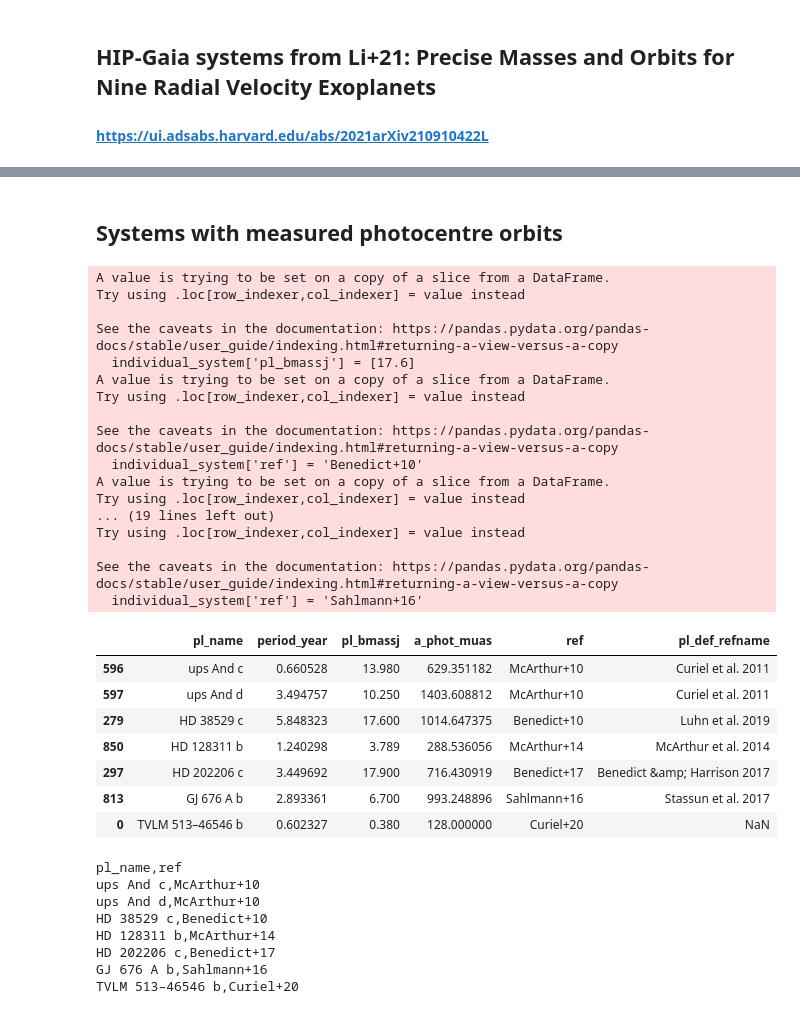
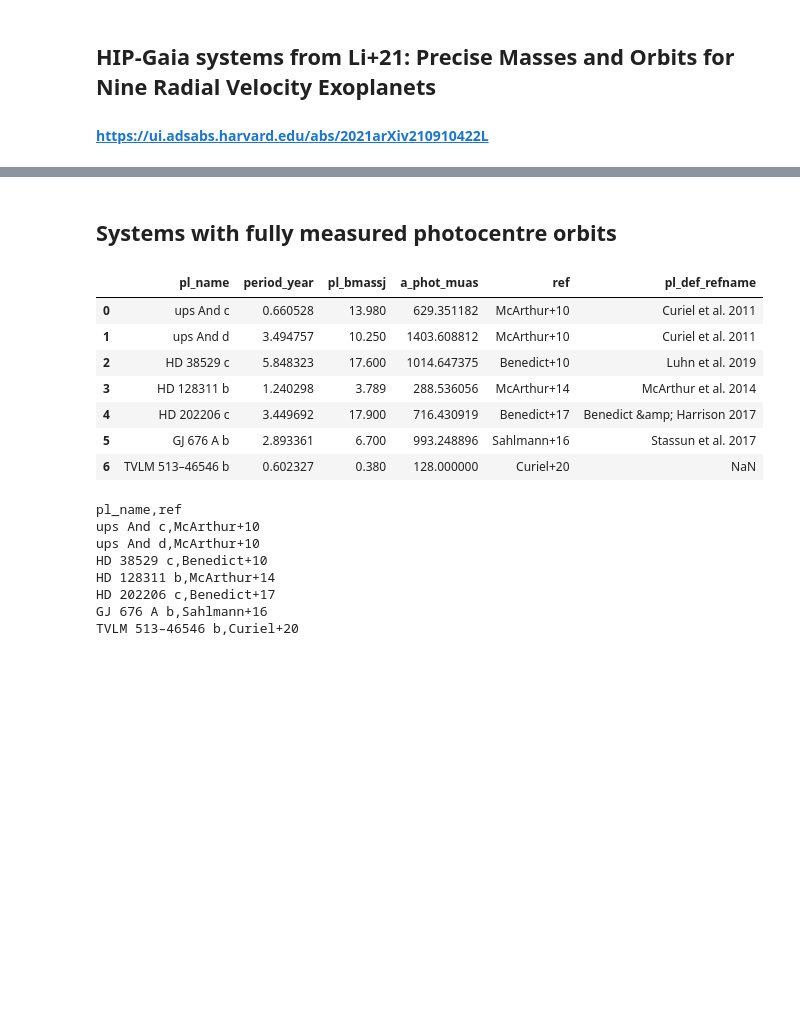
Before and after one commit to Johannes-Sahlmann/pystrometry, a Jupyter notebook: notebooks/1_exoplanet_signatures.ipynb, the cells around one changed output, grey strips where cells are left out. Drawn from its saved outputs; the diff is of its cells as text; code cells hidden in the pictures; blank space fills up the shorter version.

```diff
--- a/notebooks/1_exoplanet_signatures.ipynb
+++ b/notebooks/1_exoplanet_signatures.ipynb
@@ -305,5 +329,5 @@ HD 221420 b;Li+21
 # %% [markdown]
-## Systems with measured photocentre orbits
+## Systems with fully measured photocentre orbits
 # %%
 df = table.to_pandas()
 
@@ -313,72 +337,51 @@ selected_systems['pl_bmassj'] = [13.98, 10.25]
 selected_systems['ref'] = 'McArthur+10'
 
 #  HD 38529 c
-individual_system = df[df['pl_name'].str.contains('HD 38529 c').fillna(False)]
-individual_system['pl_bmassj'] = [17.6]
+individual_system = df[df['pl_name'].str.contains('HD 38529 c').fillna(False)].copy().reset_index()
+individual_system.loc[0, 'pl_bmassj'] = [17.6]
 individual_system['ref'] = 'Benedict+10'
 selected_systems = pd.concat([selected_systems, individual_system])
 
 #  HD 128311 b
-individual_system = df[df['pl_name'].str.contains('HD 128311 b').fillna(False)]
-individual_system['pl_bmassj'] = [3.789]
+individual_system = df[df['pl_name'].str.contains('HD 128311 b').fillna(False)].copy().reset_index()
+individual_system.loc[0, 'pl_bmassj'] = [3.789]
 individual_system['ref'] = 'McArthur+14'
 selected_systems = pd.concat([selected_systems, individual_system])
 
 #  HD 202206 c
-individual_system = df[df['pl_name'].str.contains('HD 202206 c').fillna(False)]
-individual_system['ref'] = 'Benedict+17'
+individual_system = df[df['pl_name'].str.contains('HD 202206 c').fillna(False)].copy().reset_index()
+individual_system.loc[0, 'ref'] = 'Benedict+17'
 selected_systems = pd.concat([selected_systems, individual_system])
 
-#  eps Eri b (Mawet+17 ignores the HST astrometry)
-# individual_system = df[df['pl_name'].str.contains('eps Eri b').fillna(False)]
-# individual_system['pl_bmassj'] = [1.55]
-# individual_system['ref'] = 'Benedict+06'
-# selected_systems = pd.concat([selected_systems, individual_system])
 
 #  GJ 676A b
-individual_system = df[df['pl_name'].str.contains('GJ 676 A b').fillna(False)]
-individual_system['pl_bmassj'] = [6.7]
+individual_system = df[df['pl_name'].str.contains('GJ 676 A b').fillna(False)].copy().reset_index()
+individual_system.loc[0, 'pl_bmassj'] = [6.7]
 individual_system['ref'] = 'Sahlmann+16'
 selected_systems = pd.concat([selected_systems, individual_system])
 
 selected_systems = set_a_phot_mas(selected_systems, 'nasa')
 
 individual_system = pd.DataFrame()
 individual_system['pl_name'] = ['TVLM 513–46546 b']
 individual_system['pl_bmassj'] = [0.38]
 individual_system['a_phot_mas'] = [0.128]
 individual_system['ref'] = ['Curiel+20']
 individual_system['period_year'] = [220./u.year.to(u.day)]
 individual_system['distance_pc'] = [1000./93.405]
 
 individual_system['a_phot_muas'] = individual_system['a_phot_mas']*1000
 individual_system['st_dist'] = individual_system['distance_pc']
 
 selected_systems = pd.concat([selected_systems, individual_system])
+selected_systems.reset_index(inplace=True)
 display(selected_systems[['pl_name', 'period_year', 'pl_bmassj', 'a_phot_muas', 'ref', 'pl_def_refname']])
 # %% [output]
-A value is trying to be set on a copy of a slice from a DataFrame.
-Try using .loc[row_indexer,col_indexer] = value instead
-
-See the caveats in the documentation: https://pandas.pydata.org/pandas-docs/stable/user_guide/indexing.html#returning-a-view-versus-a-copy
-  individual_system['pl_bmassj'] = [17.6]
-A value is trying to be set on a copy of a slice from a DataFrame.
-Try using .loc[row_indexer,col_indexer] = value instead
-
-See the caveats in the documentation: https://pandas.pydata.org/pandas-docs/stable/user_guide/indexing.html#returning-a-view-versus-a-copy
-  individual_system['ref'] = 'Benedict+10'
-A value is trying to be set on a copy of a slice from a DataFrame.
-Try using .loc[row_indexer,col_indexer] = value instead
-... (19 lines left out)
-Try using .loc[row_indexer,col_indexer] = value instead
-
-See the caveats in the documentation: https://pandas.pydata.org/pandas-docs/stable/user_guide/indexing.html#returning-a-view-versus-a-copy
-  individual_system['ref'] = 'Sahlmann+16'
 |  | pl_name | period_year | pl_bmassj | a_phot_muas | ref | pl_def_refname |
-| 596 | ups And c | 0.660528 | 13.980 | 629.351182 | McArthur+10 | Curiel et al. 2011 |
-| 597 | ups And d | 3.494757 | 10.250 | 1403.608812 | McArthur+10 | Curiel et al. 2011 |
-| 279 | HD 38529 c | 5.848323 | 17.600 | 1014.647375 | Benedict+10 | Luhn et al. 2019 |
-| 850 | HD 128311 b | 1.240298 | 3.789 | 288.536056 | McArthur+14 | McArthur et al. 2014 |
-| 297 | HD 202206 c | 3.449692 | 17.900 | 716.430919 | Benedict+17 | Benedict &amp; Harrison 2017 |
-| 813 | GJ 676 A b | 2.893361 | 6.700 | 993.248896 | Sahlmann+16 | Stassun et al. 2017 |
-| 0 | TVLM 513–46546 b | 0.602327 | 0.380 | 128.000000 | Curiel+20 | NaN |
+| 0 | ups And c | 0.660528 | 13.980 | 629.351182 | McArthur+10 | Curiel et al. 2011 |
+| 1 | ups And d | 3.494757 | 10.250 | 1403.608812 | McArthur+10 | Curiel et al. 2011 |
+| 2 | HD 38529 c | 5.848323 | 17.600 | 1014.647375 | Benedict+10 | Luhn et al. 2019 |
+| 3 | HD 128311 b | 1.240298 | 3.789 | 288.536056 | McArthur+14 | McArthur et al. 2014 |
+| 4 | HD 202206 c | 3.449692 | 17.900 | 716.430919 | Benedict+17 | Benedict &amp; Harrison 2017 |
+| 5 | GJ 676 A b | 2.893361 | 6.700 | 993.248896 | Sahlmann+16 | Stassun et al. 2017 |
+| 6 | TVLM 513–46546 b | 0.602327 | 0.380 | 128.000000 | Curiel+20 | NaN |
```
Also changed, not shown: parts of 12 cells of this notebook.
